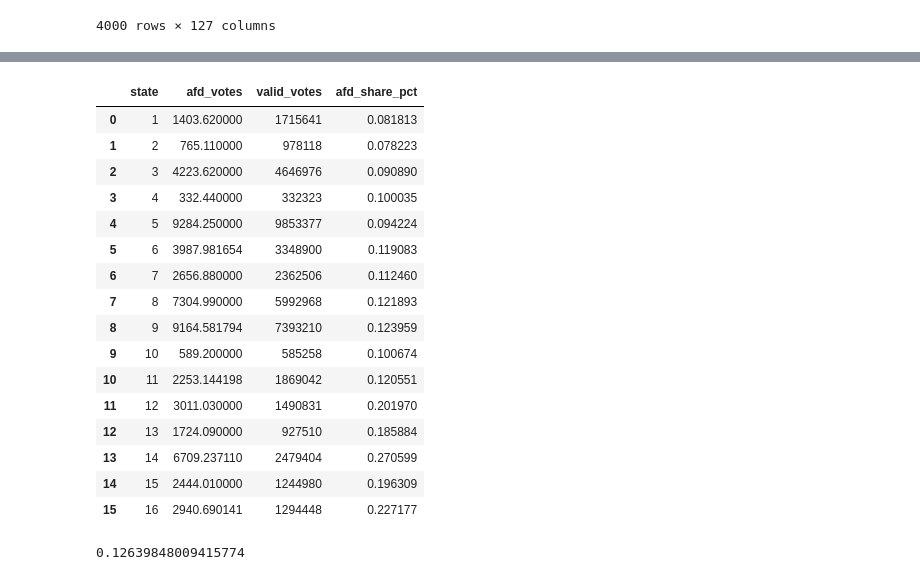
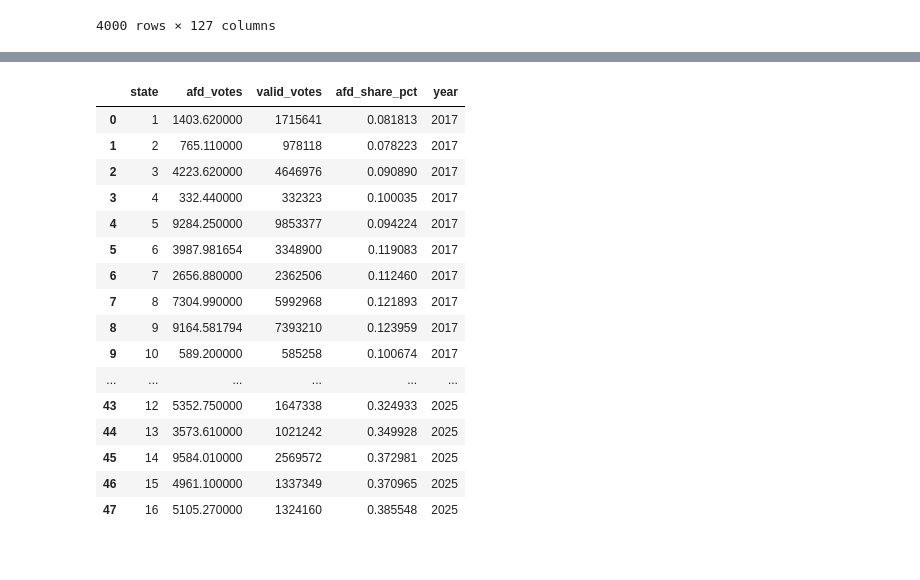
Before and after one commit to Jwangta/me204-final-project, a Jupyter notebook: notebooks/NB01-Data-Collection.ipynb, the cells around one changed output, grey strips where cells are left out. Saved outputs shown, nothing was run; the diff lists cells and outputs as text; code cells hidden in the pictures.

Commit message:
data processing for election data

```diff
--- a/notebooks/NB01-Data-Collection.ipynb
+++ b/notebooks/NB01-Data-Collection.ipynb
@@ -64,36 +25,15 @@ df_2017
 # %%
-state_afd_2017 = df_2017.groupby('state').agg({
-    'afd_votes': 'sum',
-    'valid_votes': 'sum'
-}).reset_index()
+def afd_in_election(df, year):
+    df_year = df[df['election_year'] == year].copy()
+    df_year['afd_votes'] = (df_year['afd'] / 100) * df_year['valid_votes']
+    state_afd = df_year.groupby('state').agg({
+        'afd_votes': 'sum',
+        'valid_votes': 'sum'
+    }).reset_index()
+    state_afd['afd_share_pct'] = (state_afd['afd_votes'] / state_afd['valid_votes']) * 100
 
-state_afd_2017['afd_share_pct'] = (state_afd_2017['afd_votes'] / state_afd_2017['valid_votes']) * 100
+    return state_afd
-# %%
-state_afd_2017
-# %% [output]
-|  | state | afd_votes | valid_votes | afd_share_pct |
-| 0 | 1 | 1403.620000 | 1715641 | 0.081813 |
-| 1 | 2 | 765.110000 | 978118 | 0.078223 |
-| 2 | 3 | 4223.620000 | 4646976 | 0.090890 |
-| 3 | 4 | 332.440000 | 332323 | 0.100035 |
-| 4 | 5 | 9284.250000 | 9853377 | 0.094224 |
-| 5 | 6 | 3987.981654 | 3348900 | 0.119083 |
-| 6 | 7 | 2656.880000 | 2362506 | 0.112460 |
-| 7 | 8 | 7304.990000 | 5992968 | 0.121893 |
-| 8 | 9 | 9164.581794 | 7393210 | 0.123959 |
-| 9 | 10 | 589.200000 | 585258 | 0.100674 |
-| 10 | 11 | 2253.144198 | 1869042 | 0.120551 |
-| 11 | 12 | 3011.030000 | 1490831 | 0.201970 |
-| 12 | 13 | 1724.090000 | 927510 | 0.185884 |
-| 13 | 14 | 6709.237110 | 2479404 | 0.270599 |
-| 14 | 15 | 2444.010000 | 1244980 | 0.196309 |
-| 15 | 16 | 2940.690141 | 1294448 | 0.227177 |
-# %%
-#check data validity, final result perfectly fits the general election data
-total_afd = state_afd_2017['afd_votes'].sum()
-total_valid = state_afd_2017['valid_votes'].sum()
-national_avg = (total_afd / total_valid) * 100
-
-print(national_avg)
-# %% [output]
-0.12639848009415774
+# %%
+afd_2017 = afd_in_election(df, 2017)
+afd_2021 = afd_in_election(df, 2021)
+afd_2025 = afd_in_election(df, 2025)
@@ -99,0 +46,20 @@ print(national_avg)
+# %%
+afd_panel
+# %% [output]
+|  | state | afd_votes | valid_votes | afd_share_pct | year |
+| 0 | 1 | 1403.620000 | 1715641 | 0.081813 | 2017 |
+| 1 | 2 | 765.110000 | 978118 | 0.078223 | 2017 |
+| 2 | 3 | 4223.620000 | 4646976 | 0.090890 | 2017 |
+| 3 | 4 | 332.440000 | 332323 | 0.100035 | 2017 |
+| 4 | 5 | 9284.250000 | 9853377 | 0.094224 | 2017 |
+| 5 | 6 | 3987.981654 | 3348900 | 0.119083 | 2017 |
+| 6 | 7 | 2656.880000 | 2362506 | 0.112460 | 2017 |
+| 7 | 8 | 7304.990000 | 5992968 | 0.121893 | 2017 |
+| 8 | 9 | 9164.581794 | 7393210 | 0.123959 | 2017 |
+| 9 | 10 | 589.200000 | 585258 | 0.100674 | 2017 |
+| ... | ... | ... | ... | ... | ... |
+| 43 | 12 | 5352.750000 | 1647338 | 0.324933 | 2025 |
+| 44 | 13 | 3573.610000 | 1021242 | 0.349928 | 2025 |
+| 45 | 14 | 9584.010000 | 2569572 | 0.372981 | 2025 |
+| 46 | 15 | 4961.100000 | 1337349 | 0.370965 | 2025 |
+| 47 | 16 | 5105.270000 | 1324160 | 0.385548 | 2025 |
```
Also changed, not shown: parts of 8 cells of this notebook.
